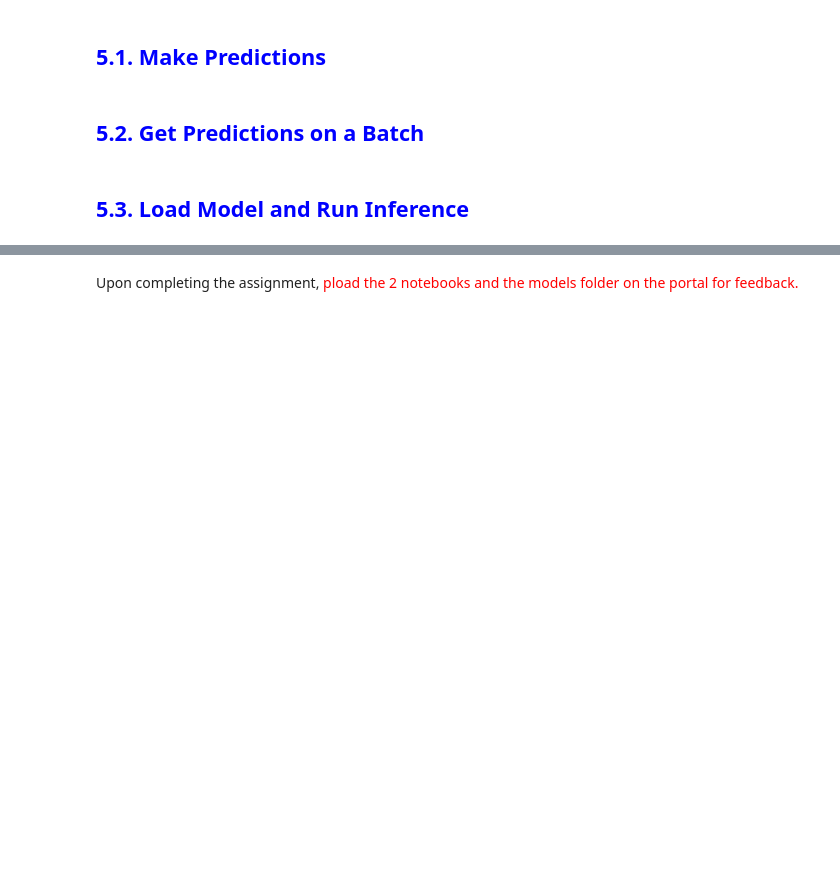
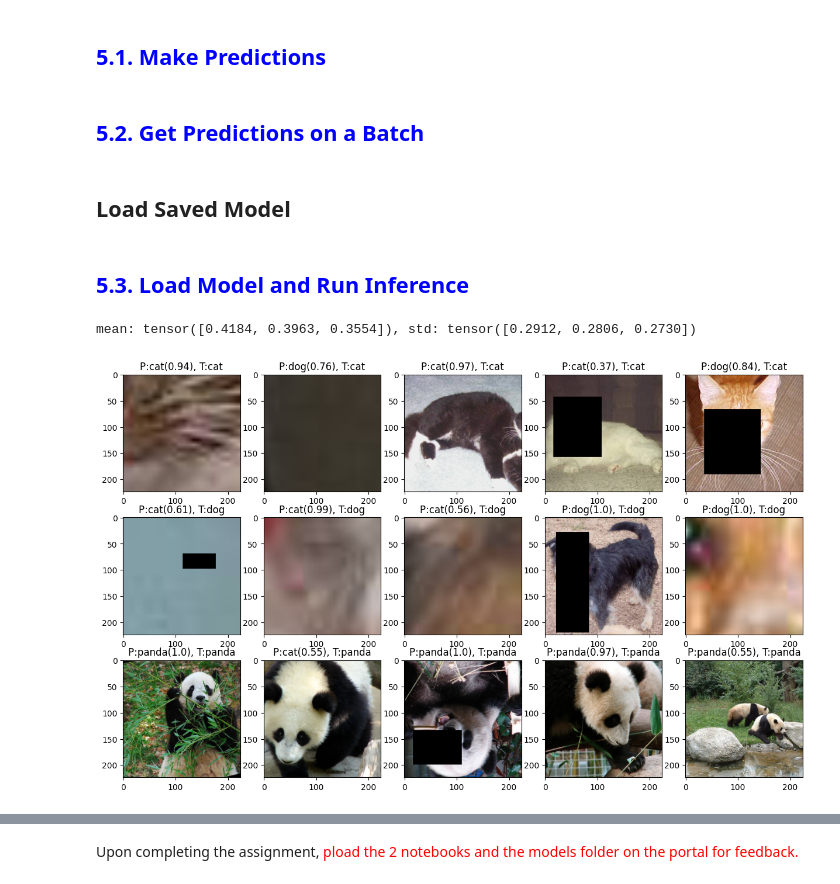
Before and after one commit to AbdullahMansoor123/model_training_cvdl, a Jupyter notebook: dojo_Training_from_scratch.ipynb, the cells around one changed output, grey strips where cells are left out. Cells and saved outputs as stored; diff of their text form; code cells hidden in the pictures; blank space fills up the shorter version.

```diff
--- a/dojo_Training_from_scratch.ipynb
+++ b/dojo_Training_from_scratch.ipynb
@@ -619,8 +658,7 @@ Experiment with:
 
 - Regularization techniques like Data Augmentation, Dropout, BatchNorm
 # %%
-model = MyModel(0.4, batch_norm=True)
-print(model)
+model = MyModel(0.3, batch_norm=True)
 
 # get optimizer
 train_config = TrainingConfiguration()
@@ -628,13 +666,19 @@ train_config = TrainingConfiguration()
 ### CHANGE HERE ###
 
 # optimizer
-optimizer = optim.Adam(
+# optimizer = optim.Adam(
+#     model.parameters(),
+#     lr = train_config.init_learning_rate
+# )
+
+optimizer = optim.SGD(
     model.parameters(),
-    lr = train_config.init_learning_rate
-)
+    lr = train_config.init_learning_rate,
+    momentum = 0.9
+    )
 
-# optimizer = optim.SGD(
-#     model.parameters(),
-#     lr = train_config.init_learning_rate,
-#     momentum = 0.9
-#     )
+decay_rate = 0.5
+lmbda = lambda epoch: 1/(1 + decay_rate * epoch)
+
+scheduler = lr_scheduler.LambdaLR(optimizer, lr_lambda=lmbda)
+# scheduler = lr_scheduler.StepLR(optimizer, step_size=10, gamma=decay_rate)
@@ -659,4 +685,4 @@ MyModel(
 # %%
 # train and validate
-model, train_loss, train_acc, val_loss, val_acc = main(model, optimizer, scheduler=None, data_augmentation=False)
+model, train_loss, train_acc, val_loss, val_acc = main(model, optimizer, data_augmentation=False)
 # %% [output]
@@ -713,6 +741,8 @@ def prediction(model, device, batch_input):
     return pred_index.cpu().numpy(), pred_prob.cpu().numpy()
 # %% [markdown]
 ## <font style="color:blue">5.2. Get Predictions on a Batch</font>
+# %% [markdown]
+## Load Saved Model
 # %%
 def get_sample_prediction(model, data_root, mean, std):
     batch_size = 15
@@ -789,3 +809,20 @@ get_sample_prediction(m, test_data_path, mean, std)
+# %%
+model = MyModel(0.4, batch_norm=True)
+model_path = 'C:\\Users\\Thunder\\PycharmProjects\\model_training_cvdl\\models\\cat_dog_panda_classifier.pt'
+# loading the model and getting model parameters by using load_state_dict
+model.load_state_dict(torch.load(model_path))
+
+train_config = TrainingConfiguration()
+
+train_data_path = os.path.join(train_config.data_root, 'training')
+test_data_path = os.path.join(train_config.data_root, 'validation')
+
+mean, std = get_mean_std(train_data_path)
+#
+get_sample_prediction(model, test_data_path, mean, std)
+# %% [output]
+mean: tensor([0.4184, 0.3963, 0.3554]), std: tensor([0.2912, 0.2806, 0.2730])
+[figure, added]
 # %% [markdown]
 # <font style="color:red">Step 6. Display Confusion Matrix [10 Points]</font><a name="step6"></a>
 
```
Also changed, not shown: parts of 18 cells of this notebook, 2 other files.
